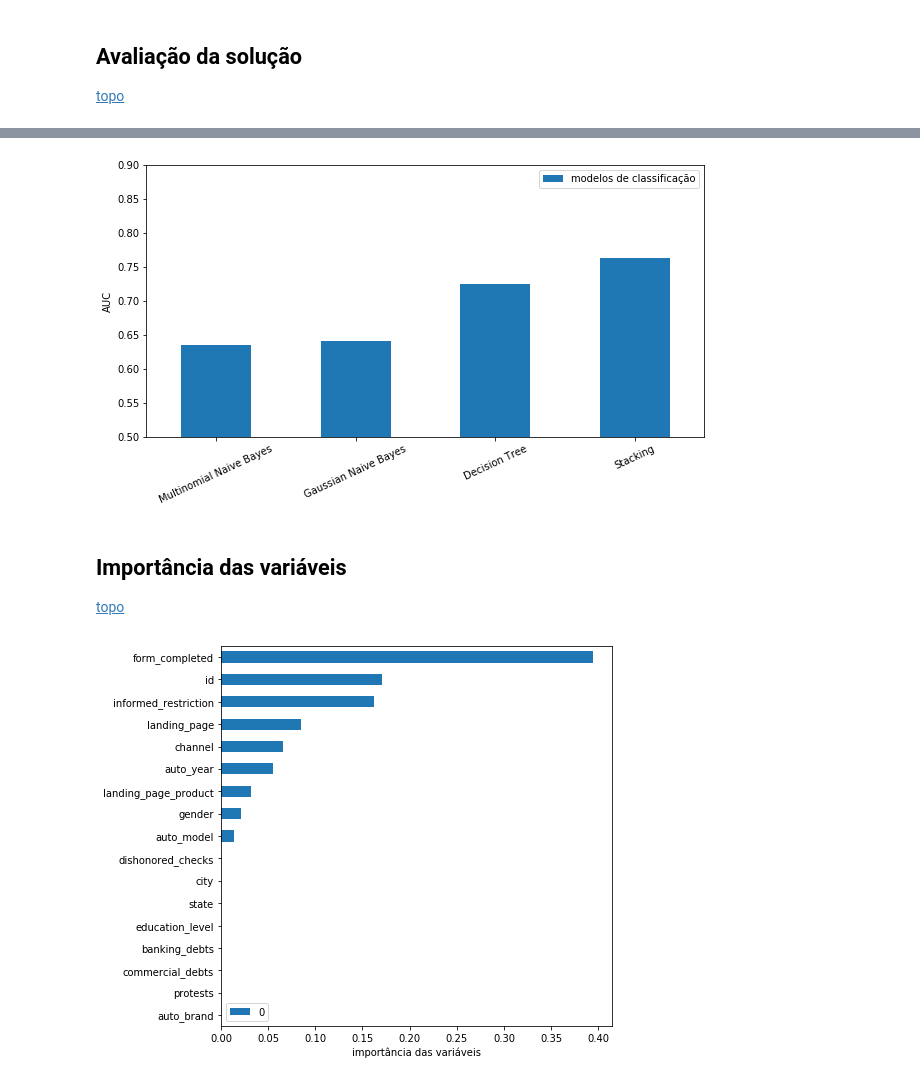
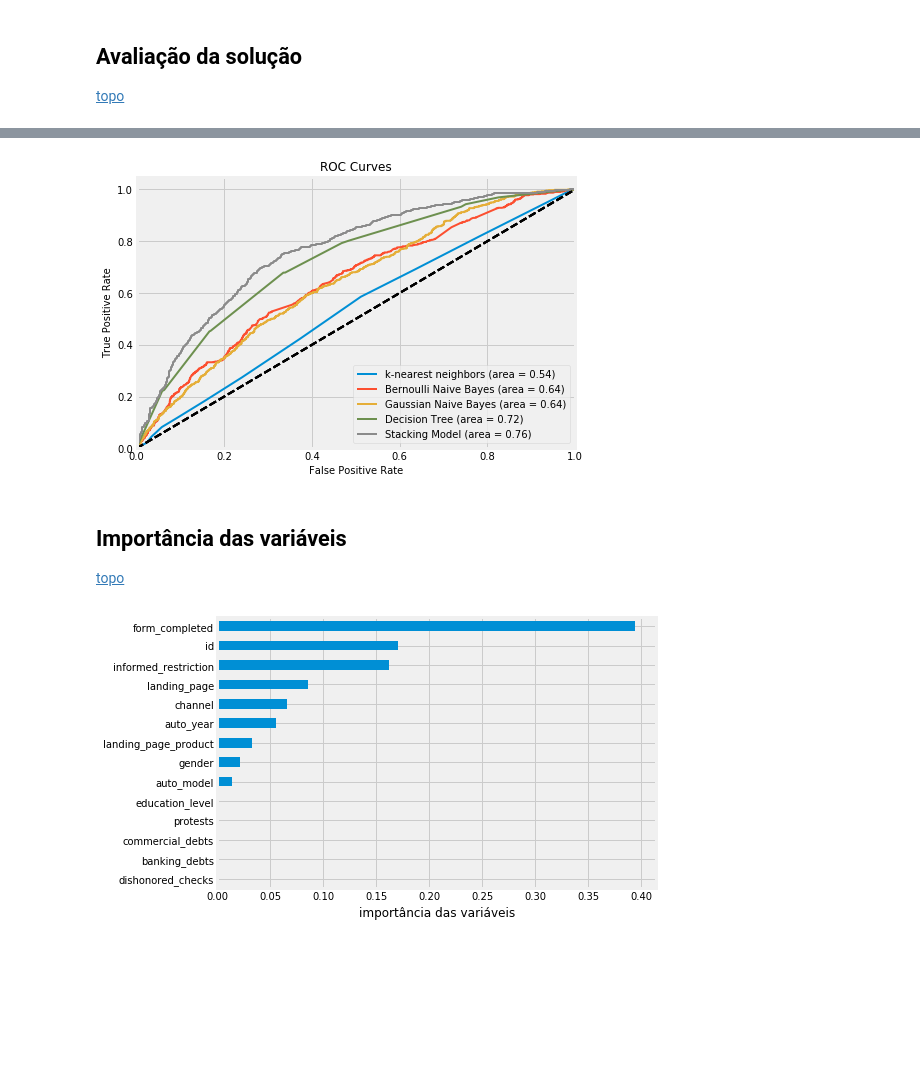
Before and after one commit to jruizvar/creditas, a Jupyter notebook: notebook/modelo_de_credito.ipynb, the cells around one changed output, grey strips where cells are left out. Cells and saved outputs as stored; diff of their text form; code cells hidden in the pictures; blank space fills up the shorter version.

```diff
--- a/notebook/modelo_de_credito.ipynb
+++ b/notebook/modelo_de_credito.ipynb
@@ -195,0 +261,10 @@ plt.ylabel('normalizado');
+# %%
+%%time
+
+gnb = Pipeline([('sca', StandardScaler()),
+                ('gnb', GaussianNB())
+               ])
+
+X_train_gnb = X_train.select_dtypes(include=['float64'])
+
+gnb.fit(X_train_gnb, y_train)
@@ -196,10 +279,9 @@ plt.ylabel('normalizado');
 # %%
 %%time
 
-gnb = GaussianNB()
+X_teste_gnb = X_teste.select_dtypes(include=['float64'])
+X_valid_gnb = X_valid.select_dtypes(include=['float64'])
 
-gnb.fit(X_train_num_norm, y_train)
-
-gnb_score_teste = gnb.predict_proba(X_teste_num_norm)[:, 1]
-gnb_score_valid = gnb.predict_proba(X_valid_num_norm)[:, 1]
+gnb_score_teste = gnb.predict_proba(X_teste_gnb)[:, 1]
+gnb_score_valid = gnb.predict_proba(X_valid_gnb)[:, 1]
 # %% [output]
@@ -219,10 +297,10 @@ X_valid_cat = X_valid.select_dtypes(include=['int64'])
 %%time
 
 parameters = {
-    'class_weight': ('balanced', None)
+    'class_weight': ['balanced', None]
 }
 
-dtr = GridSearchCV(
+dtc = GridSearchCV(
     DecisionTreeClassifier(
         max_depth=4,
         random_state=42
@@ -231,8 +309,7 @@ dtr = GridSearchCV(
     cv=2
 )
 
-dtr.fit(X_train_cat, y_train)
+X_train_dtc = X_train.select_dtypes(include=['int64'])
 
-dtr_score_teste = dtr.predict_proba(X_teste_cat)[:, 1]
-dtr_score_valid = dtr.predict_proba(X_valid_cat)[:, 1]
+dtc.fit(X_train_dtc, y_train)
 # %% [output]
@@ -282,20 +389,13 @@ Stacking: 0.7620933024831809
-# %%
-df = pd.DataFrame(
-    data=[mnb_auc, gnb_auc, dtr_auc, clf_auc],
-    index=[
-        'Multinomial Naive Bayes',
-        'Gaussian Naive Bayes',
-        'Decision Tree',
-        'Stacking'
-    ],
-    columns=['modelos de classificação']
-)
-
-df.plot.bar(rot=25, figsize=(10, 5))
-plt.ylim(0.5, 0.9)
-plt.ylabel('AUC');
-# %% [output]
-[figure, removed]
+# %%
+fig, ax = plt.subplots(figsize=(7, 5), sharex=True)
+
+plot_roc(y_valid, knn_score_valid, label='k-nearest neighbors', ax=ax)
+plot_roc(y_valid, bnb_score_valid, label='Bernoulli Naive Bayes', ax=ax)
+plot_roc(y_valid, gnb_score_valid, label='Gaussian Naive Bayes', ax=ax)
+plot_roc(y_valid, dtc_score_valid, label='Decision Tree', ax=ax)
+plot_roc(y_valid, clf_score_valid, label='Stacking Model', ax=ax);
+# %% [output]
+[figure, added]
 # %% [markdown]
 <a id='importance'></a>
 
@@ -304,11 +404,13 @@ plt.ylabel('AUC');
 [topo](#home)
 # %%
 df = pd.DataFrame(
-    data=dtr.best_estimator_.feature_importances_,
-    index=X_train_cat.columns
+    data=dtc.best_estimator_.feature_importances_,
+    index=X_train_dtc.columns
 ).sort_values(by=0)
 
-df.plot.barh(figsize=(7, 7))
-plt.xlabel('importância das variáveis');
+df.plot.barh(figsize=(7, 5))
+
+plt.xlabel('importância das variáveis')
+plt.legend().remove()
 # %% [output]
-[figure, old version]
+[figure, new version]
```
Also changed, not shown: parts of 28 cells of this notebook, 2 other files.
